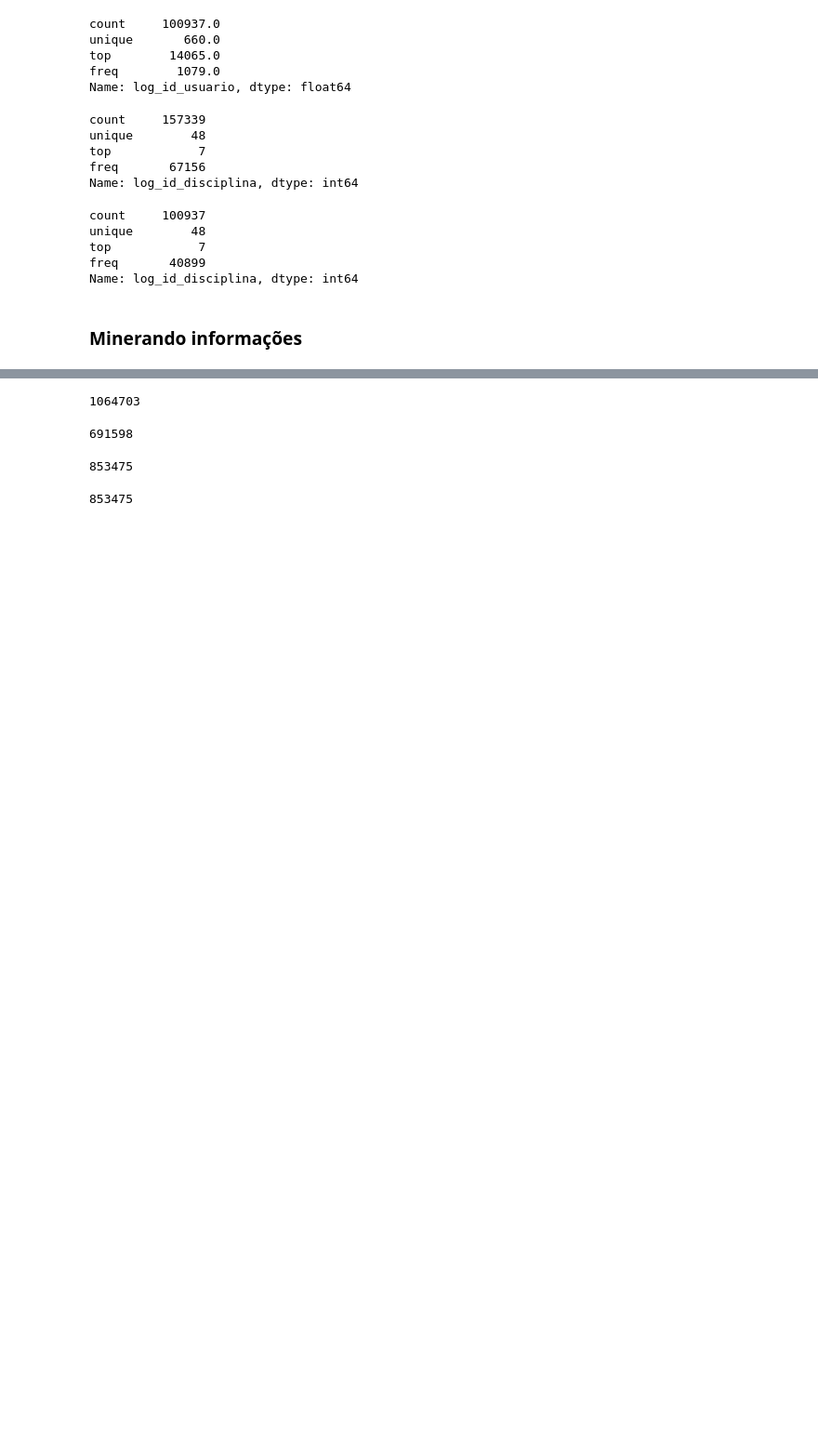
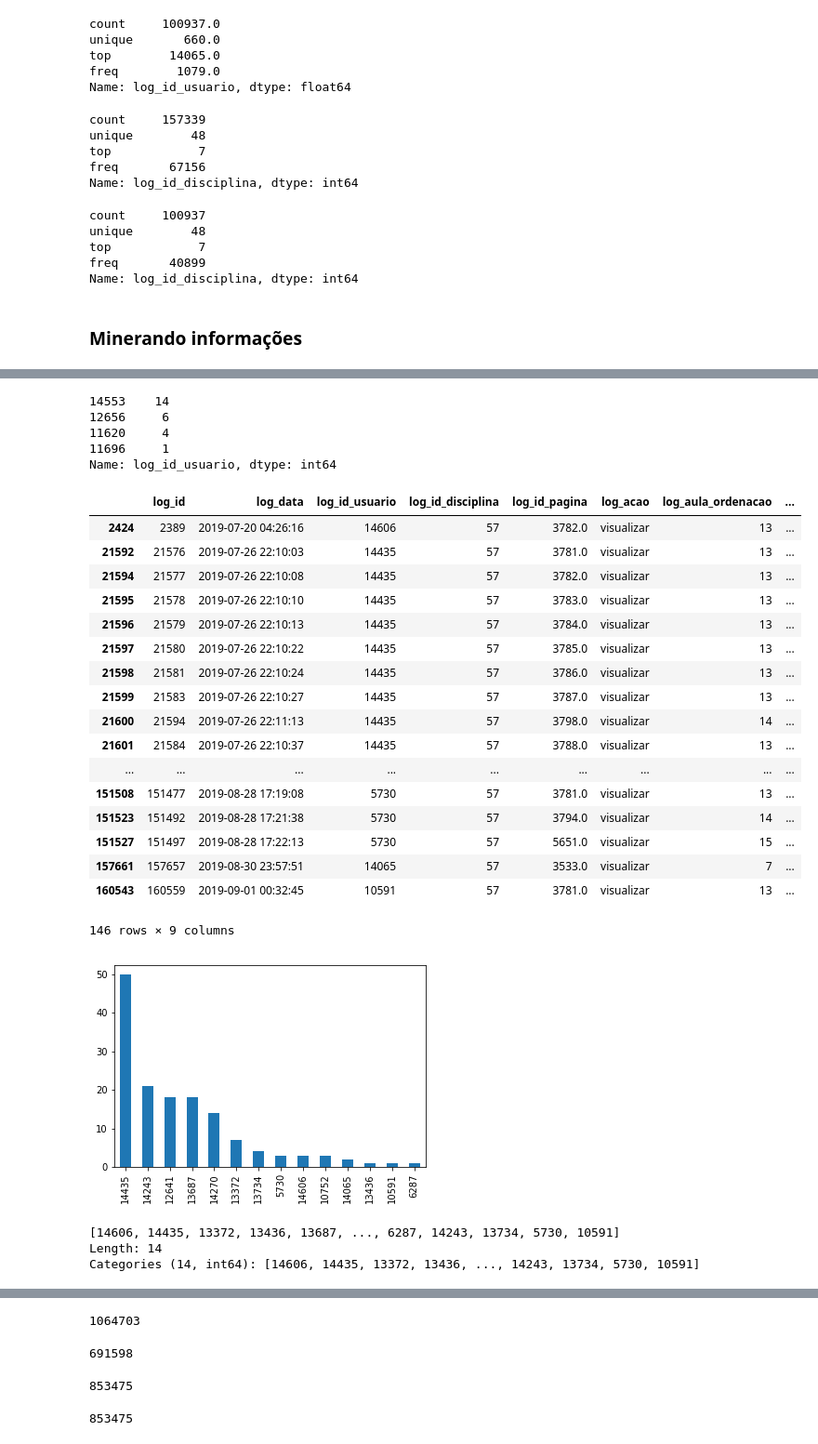
Before and after one commit to SeuRAUL/TccUfrn, a Jupyter notebook: BDTecIMD-19.ipynb, the cells around one changed output, grey strips where cells are left out. Shown at 93% size. Cells and saved outputs as stored; diff of their text form; code cells hidden in the pictures; blank space fills up the shorter version.

```diff
--- a/BDTecIMD-19.ipynb
+++ b/BDTecIMD-19.ipynb
@@ -321,0 +342,45 @@ Categories (4, float64): [11696.0, 11620.0, 14553.0, 12656.0]
+# %%
+# Ocorrências de cada usuário
+#log.log_id_usuario.value_counts().plot(kind='area')
+# log.loc[log.log_id_disciplina == 3].log_id_usuario.unique() #.plot(kind='area')
+d3.log_id_usuario.value_counts().head(n=quant3)
+# %% [output]
+14553    14
+12656     6
+11620     4
+11696     1
+Name: log_id_usuario, dtype: int64
+# %%
+# Disciplina 57
+
+d57 = log.loc[log.log_id_disciplina == 57]
+# d57['log_id_usuario'].hist()
+quant57 = d57.log_id_usuario.nunique()
+d57.log_id_usuario.value_counts().head(n=quant57).plot(kind='bar')
+d57
+# %% [output]
+|  | log_id | log_data | log_id_usuario | log_id_disciplina | log_id_pagina | log_acao | log_aula_ordenacao | ... |
+| 2424 | 2389 | 2019-07-20 04:26:16 | 14606 | 57 | 3782.0 | visualizar | 13 | ... |
+| 21592 | 21576 | 2019-07-26 22:10:03 | 14435 | 57 | 3781.0 | visualizar | 13 | ... |
+| 21594 | 21577 | 2019-07-26 22:10:08 | 14435 | 57 | 3782.0 | visualizar | 13 | ... |
+| 21595 | 21578 | 2019-07-26 22:10:10 | 14435 | 57 | 3783.0 | visualizar | 13 | ... |
+| 21596 | 21579 | 2019-07-26 22:10:13 | 14435 | 57 | 3784.0 | visualizar | 13 | ... |
+| 21597 | 21580 | 2019-07-26 22:10:22 | 14435 | 57 | 3785.0 | visualizar | 13 | ... |
+| 21598 | 21581 | 2019-07-26 22:10:24 | 14435 | 57 | 3786.0 | visualizar | 13 | ... |
+| 21599 | 21583 | 2019-07-26 22:10:27 | 14435 | 57 | 3787.0 | visualizar | 13 | ... |
+| 21600 | 21594 | 2019-07-26 22:11:13 | 14435 | 57 | 3798.0 | visualizar | 14 | ... |
+| 21601 | 21584 | 2019-07-26 22:10:37 | 14435 | 57 | 3788.0 | visualizar | 13 | ... |
+| ... | ... | ... | ... | ... | ... | ... | ... | ... |
+| 151508 | 151477 | 2019-08-28 17:19:08 | 5730 | 57 | 3781.0 | visualizar | 13 | ... |
+| 151523 | 151492 | 2019-08-28 17:21:38 | 5730 | 57 | 3794.0 | visualizar | 14 | ... |
+| 151527 | 151497 | 2019-08-28 17:22:13 | 5730 | 57 | 5651.0 | visualizar | 15 | ... |
+| 157661 | 157657 | 2019-08-30 23:57:51 | 14065 | 57 | 3533.0 | visualizar | 7 | ... |
+| 160543 | 160559 | 2019-09-01 00:32:45 | 10591 | 57 | 3781.0 | visualizar | 13 | ... |
+146 rows × 9 columns
+[figure, added]
+# %%
+d57.log_id_usuario.unique()
+# %% [output]
+[14606, 14435, 13372, 13436, 13687, ..., 6287, 14243, 13734, 5730, 10591]
+Length: 14
+Categories (14, int64): [14606, 14435, 13372, 13436, ..., 14243, 13734, 5730, 10591]
```
Also changed, not shown: parts of 19 cells of this notebook.
